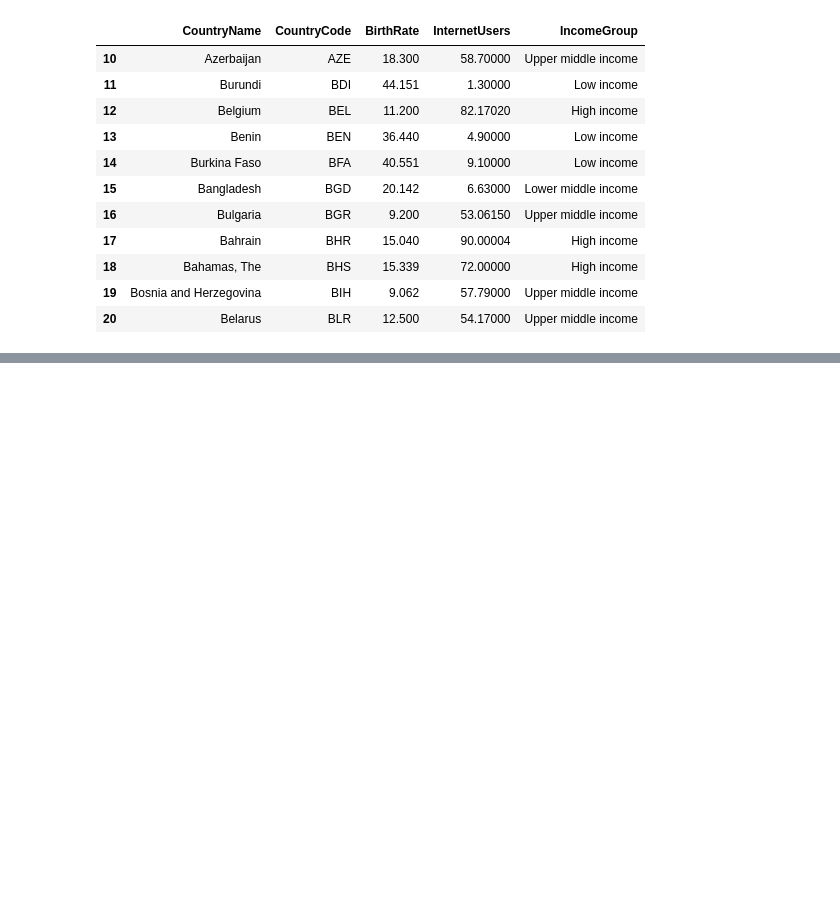
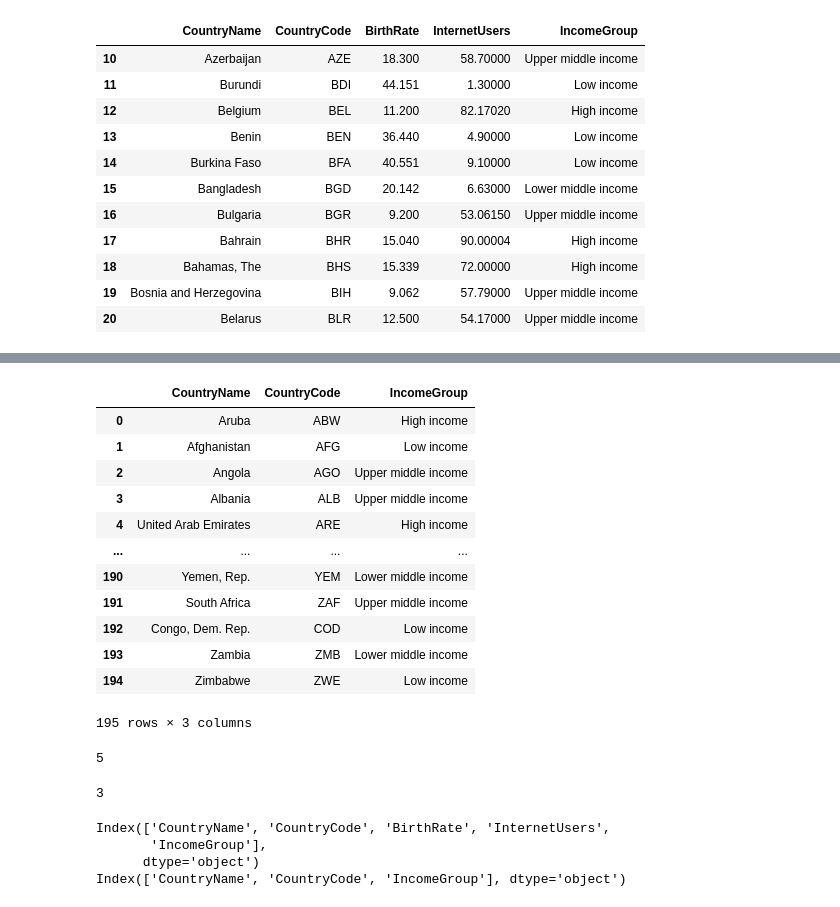
Before and after one commit to umashravani24/FSDS-_LEARNER, a Jupyter notebook: country_gdp_anlysis.ipynb, the cells around one changed output, grey strips where cells are left out. Drawn from its saved outputs; the diff is of its cells as text; code cells hidden in the pictures; blank space fills up the shorter version.

```diff
--- a/country_gdp_anlysis.ipynb
+++ b/country_gdp_anlysis.ipynb
@@ -184,0 +270,33 @@ df[10:21]  # Slicing the DataFrame to get rows from index 10 to 20
+# %%
+df_cat=df[['CountryName', 'CountryCode','IncomeGroup']]
+df_cat
+# %% [output]
+|  | CountryName | CountryCode | IncomeGroup |
+| 0 | Aruba | ABW | High income |
+| 1 | Afghanistan | AFG | Low income |
+| 2 | Angola | AGO | Upper middle income |
+| 3 | Albania | ALB | Upper middle income |
+| 4 | United Arab Emirates | ARE | High income |
+| ... | ... | ... | ... |
+| 190 | Yemen, Rep. | YEM | Lower middle income |
+| 191 | South Africa | ZAF | Upper middle income |
+| 192 | Congo, Dem. Rep. | COD | Low income |
+| 193 | Zambia | ZMB | Lower middle income |
+| 194 | Zimbabwe | ZWE | Low income |
+195 rows × 3 columns
+# %%
+len(df.columns)
+# %% [output]
+5
+# %%
+len(df_cat.columns)
+# %% [output]
+3
+# %%
+print(df.columns)
+print(df_cat.columns)
+# %% [output]
+Index(['CountryName', 'CountryCode', 'BirthRate', 'InternetUsers',
+       'IncomeGroup'],
+      dtype='object')
+Index(['CountryName', 'CountryCode', 'IncomeGroup'], dtype='object')
```
Also changed, not shown: parts of 32 cells of this notebook.
